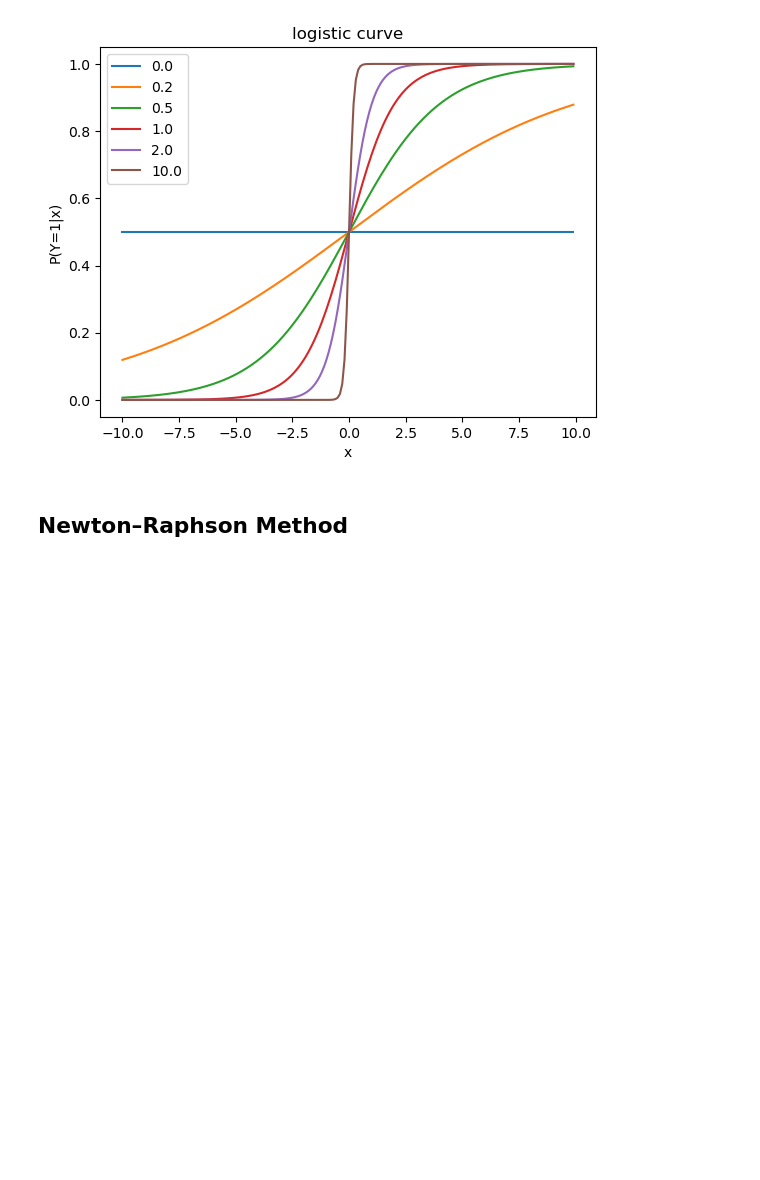
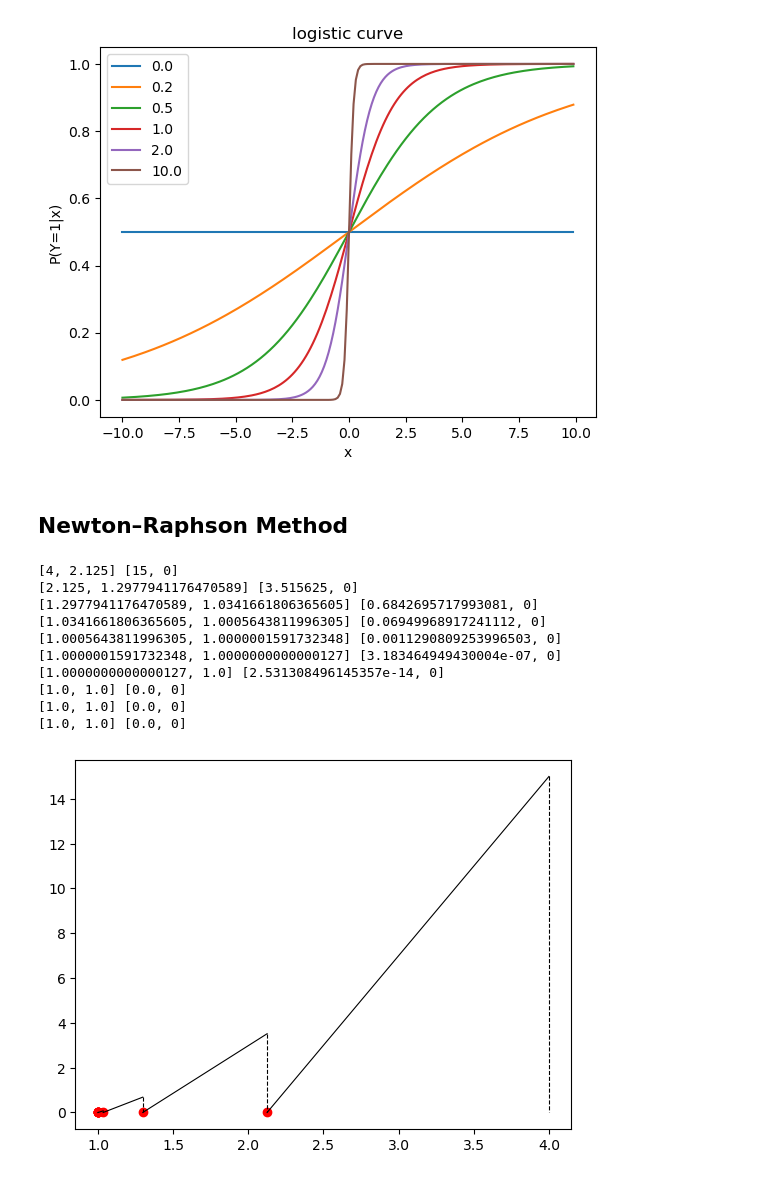
Before and after one commit to mus514/Statistical-Learning, a Jupyter notebook: 2-classification.ipynb, the cells around one changed output. Saved outputs shown, nothing was run; the diff lists cells and outputs as text; code cells hidden in the pictures; blank space fills up the shorter version.

```diff
--- a/2-classification.ipynb
+++ b/2-classification.ipynb
@@ -26,3 +26,39 @@ plt.legend(loc='upper left')
 [figure]
 # %% [markdown]
 ## Newton–Raphson Method
+# %%
+def f(x):
+    return x ** 2 - 1
+
+def df(x):
+    return 2 * x
+# %%
+x_seq = np.arange(-1, 5, 0.1)
+# y = f(x_seq)
+# plt.plot(x_seq, y)
+# plt.axhline(0, c='black', linewidth=0.8)
+# plt.xlabel("x")
+# plt.ylabel("f(x)")
+
+x = 4
+for i in range(10):
+    X = x
+    Y = f(x)
+    x = x - f(x) / df(x)
+    y = f(x)
+    print([X,x],[Y,0])
+    plt.plot([X,x],[Y,0],c="black",linewidth=0.8)
+    plt.plot([X,X],[Y,0],c="black",linestyle="dashed",linewidth=0.8)
+    plt.scatter(x,0,c="red")
+# %% [output]
+[4, 2.125] [15, 0]
+[2.125, 1.2977941176470589] [3.515625, 0]
+[1.2977941176470589, 1.0341661806365605] [0.6842695717993081, 0]
+[1.0341661806365605, 1.0005643811996305] [0.06949968917241112, 0]
+[1.0005643811996305, 1.0000001591732348] [0.0011290809253996503, 0]
+[1.0000001591732348, 1.0000000000000127] [3.183464949430004e-07, 0]
+[1.0000000000000127, 1.0] [2.531308496145357e-14, 0]
+[1.0, 1.0] [0.0, 0]
+[1.0, 1.0] [0.0, 0]
+[1.0, 1.0] [0.0, 0]
+[figure, added]
```
